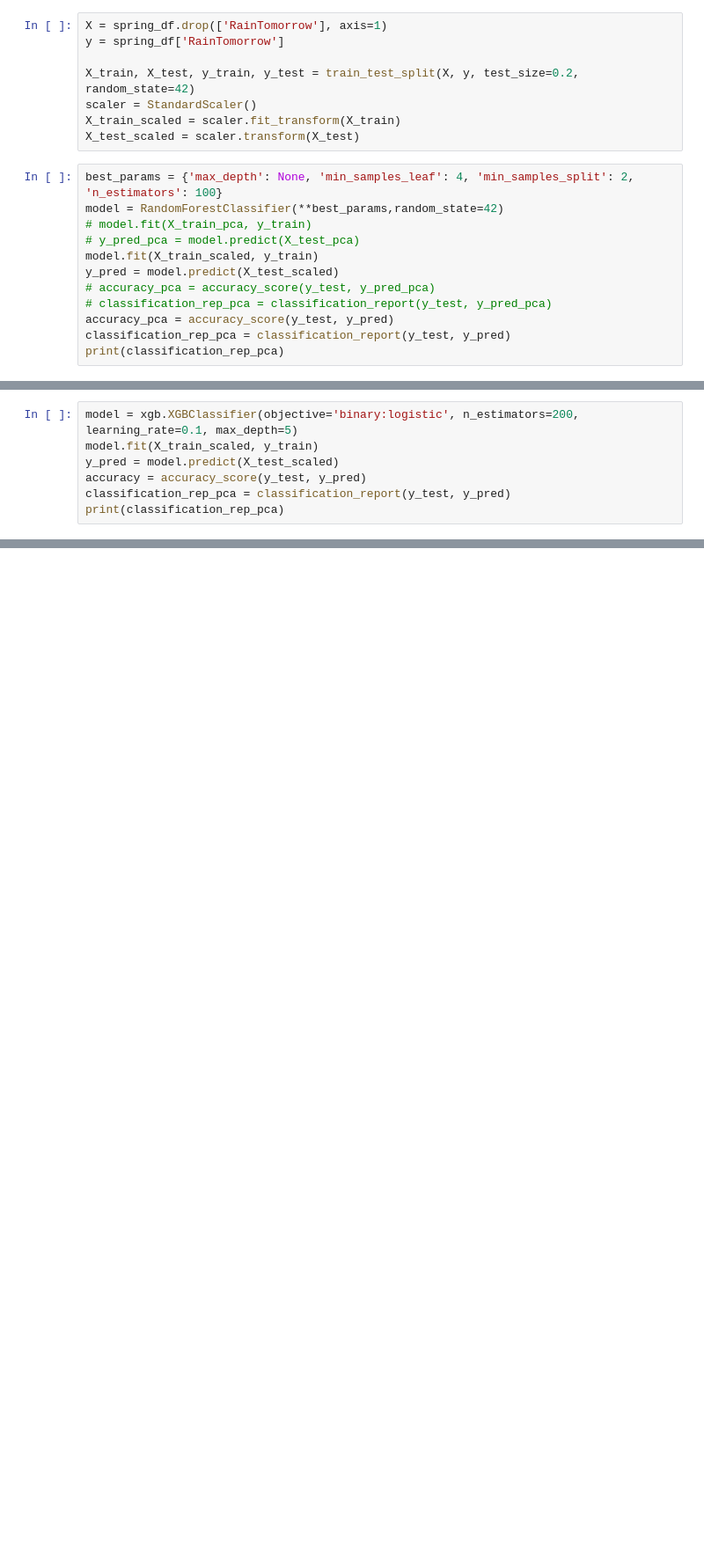
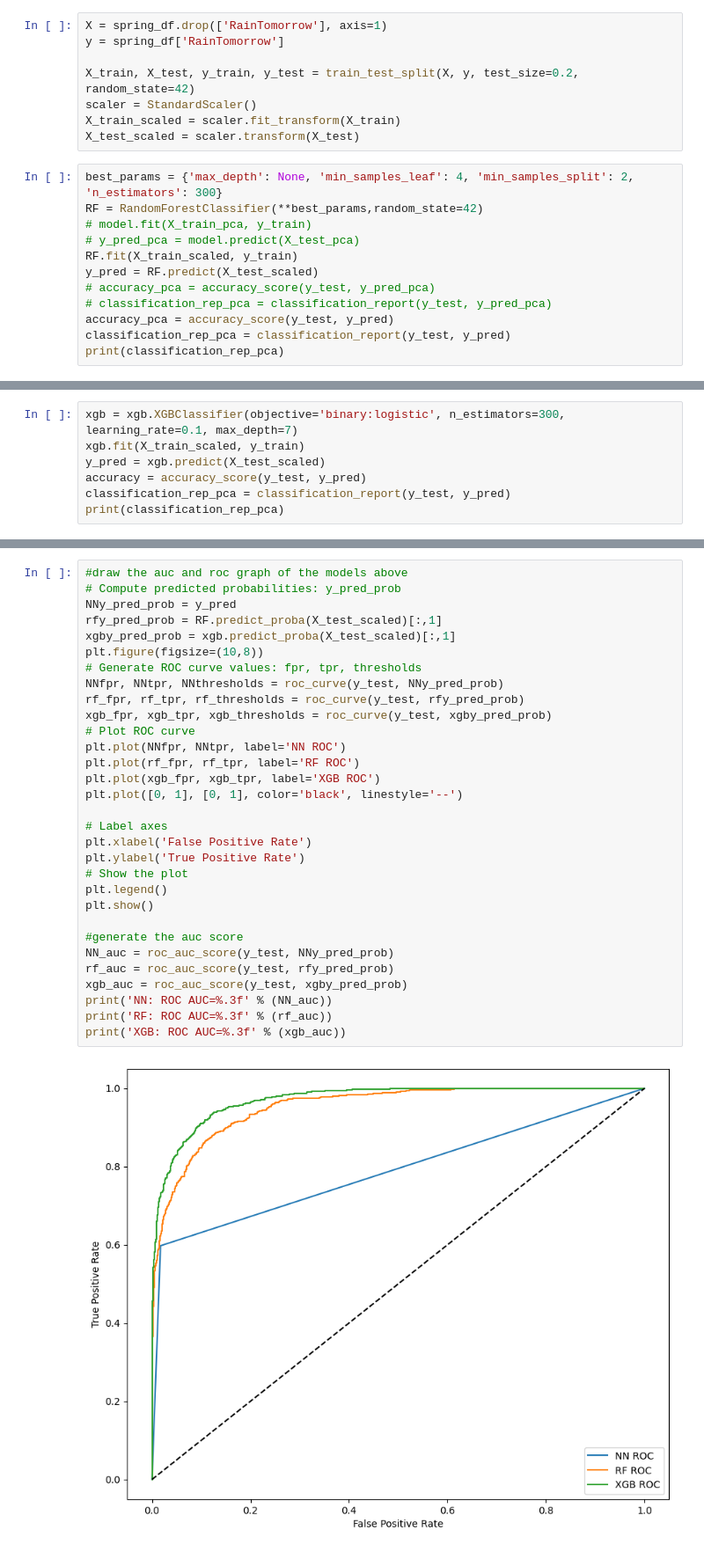
Before and after one commit to HYS20010113/2565-ML-Final-Project, a Jupyter notebook: ENN.ipynb, the cells around one changed output, grey strips where cells are left out. Shown at 88% size. Drawn from its saved outputs; the diff is of its cells as text; blank space fills up the shorter version.

```diff
--- a/ENN.ipynb
+++ b/ENN.ipynb
@@ -110,12 +110,12 @@ scaler = StandardScaler()
 X_train_scaled = scaler.fit_transform(X_train)
 X_test_scaled = scaler.transform(X_test)
 # %%
-best_params = {'max_depth': None, 'min_samples_leaf': 4, 'min_samples_split': 2, 'n_estimators': 100}
-model = RandomForestClassifier(**best_params,random_state=42)
+best_params = {'max_depth': None, 'min_samples_leaf': 4, 'min_samples_split': 2, 'n_estimators': 300}
+RF = RandomForestClassifier(**best_params,random_state=42)
 # model.fit(X_train_pca, y_train)
 # y_pred_pca = model.predict(X_test_pca)
-model.fit(X_train_scaled, y_train)
-y_pred = model.predict(X_test_scaled)
+RF.fit(X_train_scaled, y_train)
+y_pred = RF.predict(X_test_scaled)
 # accuracy_pca = accuracy_score(y_test, y_pred_pca)
 # classification_rep_pca = classification_report(y_test, y_pred_pca)
 accuracy_pca = accuracy_score(y_test, y_pred)
@@ -133,7 +133,7 @@ weighted avg       0.90      0.90      0.89      5734
 # %%
-model = xgb.XGBClassifier(objective='binary:logistic', n_estimators=200, learning_rate=0.1, max_depth=5)
-model.fit(X_train_scaled, y_train)
-y_pred = model.predict(X_test_scaled)
+xgb = xgb.XGBClassifier(objective='binary:logistic', n_estimators=300, learning_rate=0.1, max_depth=7)
+xgb.fit(X_train_scaled, y_train)
+y_pred = xgb.predict(X_test_scaled)
 accuracy = accuracy_score(y_test, y_pred)
 classification_rep_pca = classification_report(y_test, y_pred)
 print(classification_rep_pca)
@@ -232,0 +233,33 @@ weighted avg       0.89      0.89      0.89      5734
+# %%
+#draw the auc and roc graph of the models above
+# Compute predicted probabilities: y_pred_prob
+NNy_pred_prob = y_pred
+rfy_pred_prob = RF.predict_proba(X_test_scaled)[:,1]
+xgby_pred_prob = xgb.predict_proba(X_test_scaled)[:,1]
+plt.figure(figsize=(10,8))
+# Generate ROC curve values: fpr, tpr, thresholds
+NNfpr, NNtpr, NNthresholds = roc_curve(y_test, NNy_pred_prob)
+rf_fpr, rf_tpr, rf_thresholds = roc_curve(y_test, rfy_pred_prob)
+xgb_fpr, xgb_tpr, xgb_thresholds = roc_curve(y_test, xgby_pred_prob)
+# Plot ROC curve
+plt.plot(NNfpr, NNtpr, label='NN ROC')
+plt.plot(rf_fpr, rf_tpr, label='RF ROC')
+plt.plot(xgb_fpr, xgb_tpr, label='XGB ROC')
+plt.plot([0, 1], [0, 1], color='black', linestyle='--')
+
+# Label axes
+plt.xlabel('False Positive Rate')
+plt.ylabel('True Positive Rate')
+# Show the plot
+plt.legend()
+plt.show()
+
+#generate the auc score
+NN_auc = roc_auc_score(y_test, NNy_pred_prob)
+rf_auc = roc_auc_score(y_test, rfy_pred_prob)
+xgb_auc = roc_auc_score(y_test, xgby_pred_prob)
+print('NN: ROC AUC=%.3f' % (NN_auc))
+print('RF: ROC AUC=%.3f' % (rf_auc))
+print('XGB: ROC AUC=%.3f' % (xgb_auc))
+# %% [output]
+[figure, added]
```
Also changed, not shown: parts of 11 cells of this notebook, 4 other files.
